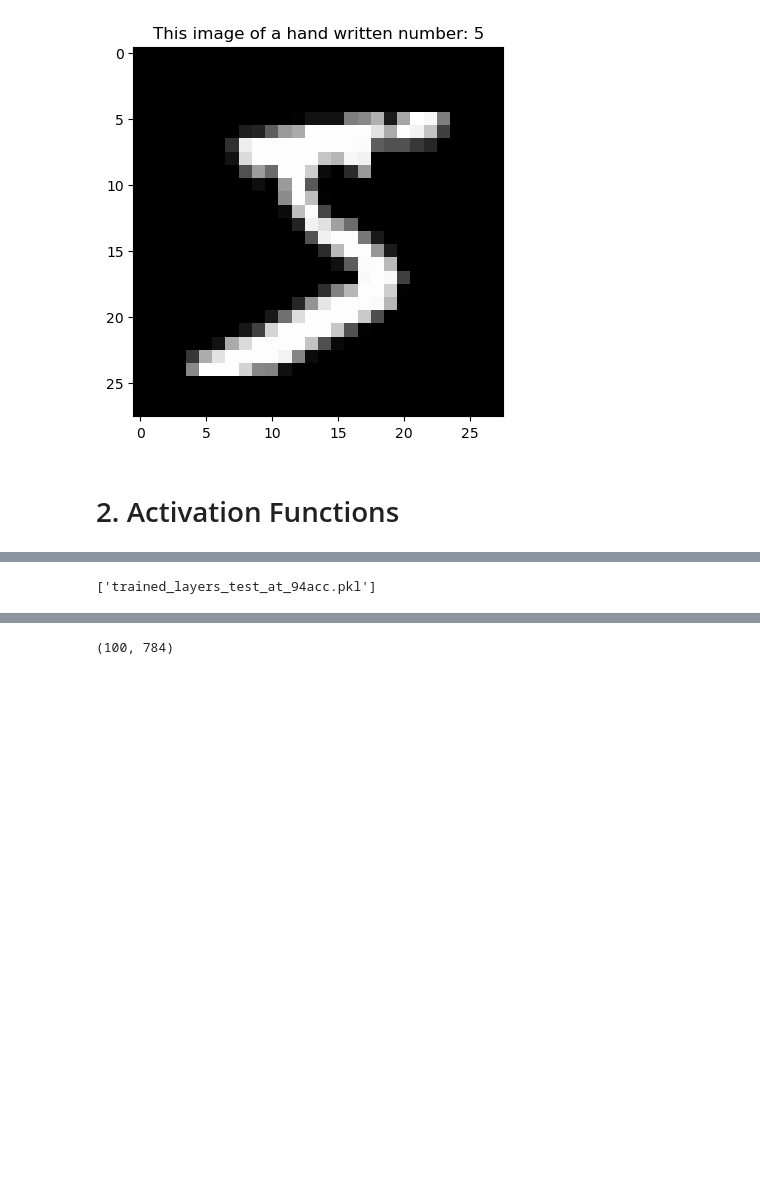
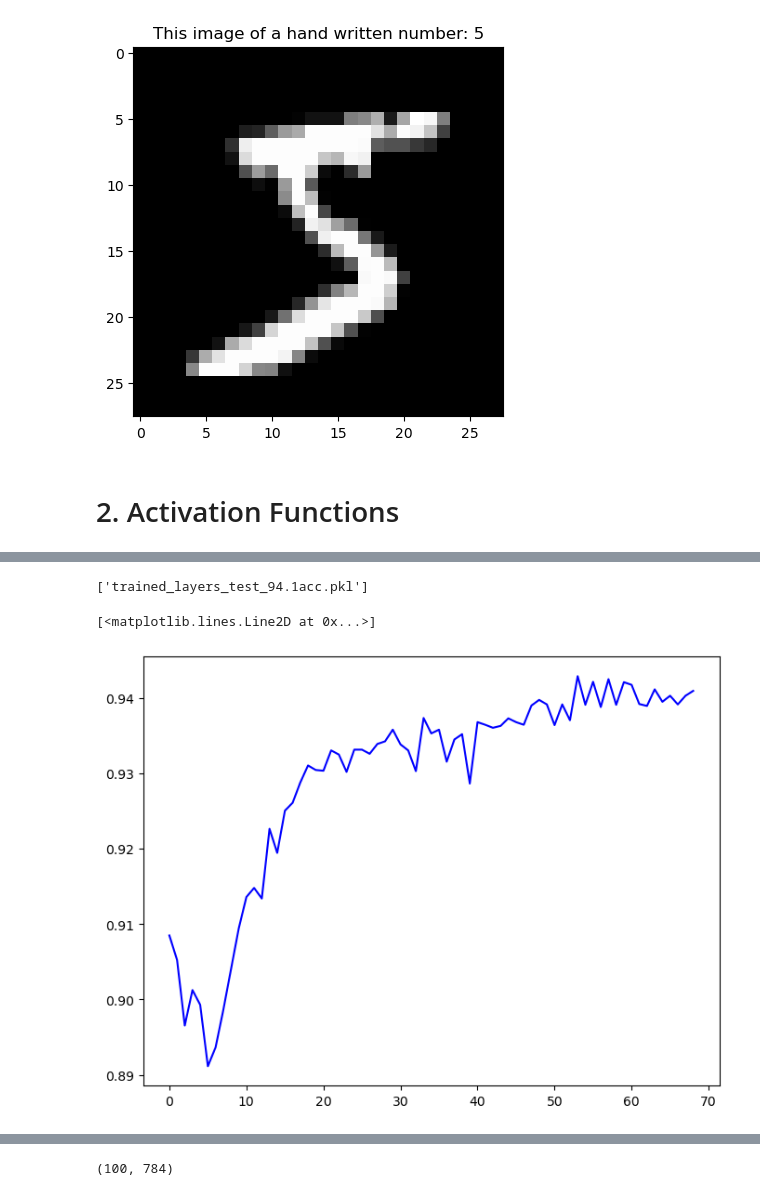
Before and after one commit to jnicolow/numpy_neural_network, a Jupyter notebook: numpy_neural_network.ipynb, the cells around one changed output, grey strips where cells are left out. Cells and saved outputs as stored; diff of their text form; code cells hidden in the pictures; blank space fills up the shorter version.

```diff
--- a/numpy_neural_network.ipynb
+++ b/numpy_neural_network.ipynb
@@ -222,8 +246,19 @@ for epoch in range(num_epochs):
 # %%
 layers = [hiddenlayer01, hiddenlayer02, hiddenlayer03, outputlayer]
 import joblib
-joblib.dump(layers, r'trained_layers_test_at_94acc.pkl')
+joblib.dump(layers, r'trained_layers_test_94.1acc.pkl')
 # %% [output]
-['trained_layers_test_at_94acc.pkl']
+['trained_layers_test_94.1acc.pkl']
+# %%
+epochs = list(range(len(test_losses))) # just incase it was stopped early
+
+# Assuming train_losses, test_losses, and epochs are already populated
+plt.figure(figsize=(8, 6))
+
+# Plot training loss
+plt.plot(epochs, test_accuracies, label='test_acc', color='blue', marker=None)
+# %% [output]
+[<matplotlib.lines.Line2D at 0x...>]
+[figure, added]
 # %%
 import matplotlib.pyplot as plt
```
Also changed, not shown: parts of 2 cells of this notebook, 3 other files.
